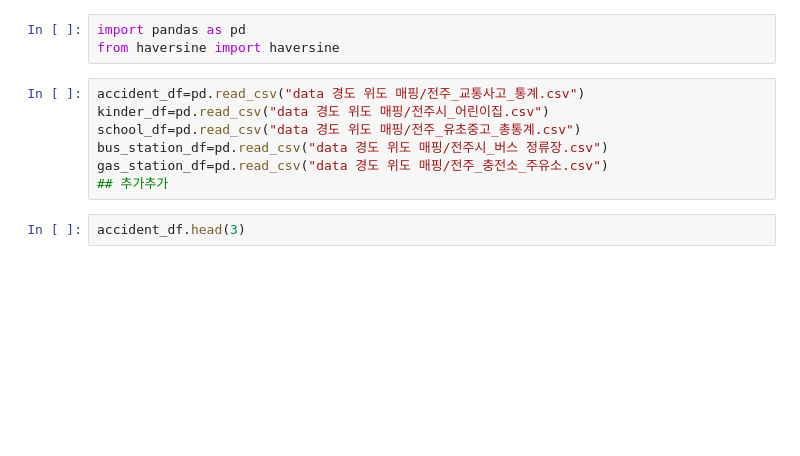
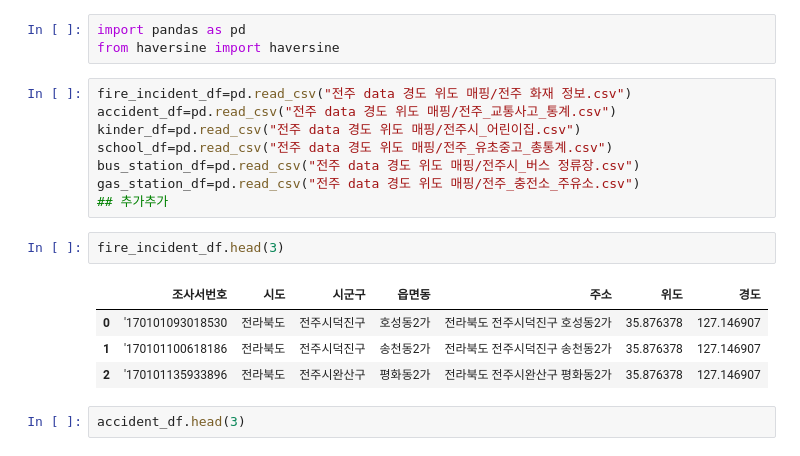
Before and after one commit to NayeonKeum/Jeonju_charging_station-, a Jupyter notebook: ing.ipynb, the cells around one changed output. Drawn from its saved outputs; the diff is of its cells as text; blank space fills up the shorter version.

```diff
--- a/ing.ipynb
+++ b/ing.ipynb
@@ -2,12 +2,20 @@
 import pandas as pd
 from haversine import haversine
 # %%
-accident_df=pd.read_csv("data 경도 위도 매핑/전주_교통사고_통계.csv")
-kinder_df=pd.read_csv("data 경도 위도 매핑/전주시_어린이집.csv")
-school_df=pd.read_csv("data 경도 위도 매핑/전주_유초중고_총통계.csv")
-bus_station_df=pd.read_csv("data 경도 위도 매핑/전주시_버스 정류장.csv")
-gas_station_df=pd.read_csv("data 경도 위도 매핑/전주_충전소_주유소.csv")
+fire_incident_df=pd.read_csv("전주 data 경도 위도 매핑/전주 화재 정보.csv")
+accident_df=pd.read_csv("전주 data 경도 위도 매핑/전주_교통사고_통계.csv")
+kinder_df=pd.read_csv("전주 data 경도 위도 매핑/전주시_어린이집.csv")
+school_df=pd.read_csv("전주 data 경도 위도 매핑/전주_유초중고_총통계.csv")
+bus_station_df=pd.read_csv("전주 data 경도 위도 매핑/전주시_버스 정류장.csv")
+gas_station_df=pd.read_csv("전주 data 경도 위도 매핑/전주_충전소_주유소.csv")
 ## 추가추가
+# %%
+fire_incident_df.head(3)
+# %% [output]
+|  | 조사서번호 | 시도 | 시군구 | 읍면동 | 주소 | 위도 | 경도 |
+| 0 | '170101093018530 | 전라북도 | 전주시덕진구 | 호성동2가 | 전라북도 전주시덕진구 호성동2가 | 35.876378 | 127.146907 |
+| 1 | '170101100618186 | 전라북도 | 전주시덕진구 | 송천동2가 | 전라북도 전주시덕진구 송천동2가 | 35.876378 | 127.146907 |
+| 2 | '170101135933896 | 전라북도 | 전주시완산구 | 평화동2가 | 전라북도 전주시완산구 평화동2가 | 35.876378 | 127.146907 |
 # %%
 accident_df.head(3)
 # %% [output]
```
Also changed, not shown: parts of 4 cells of this notebook.
